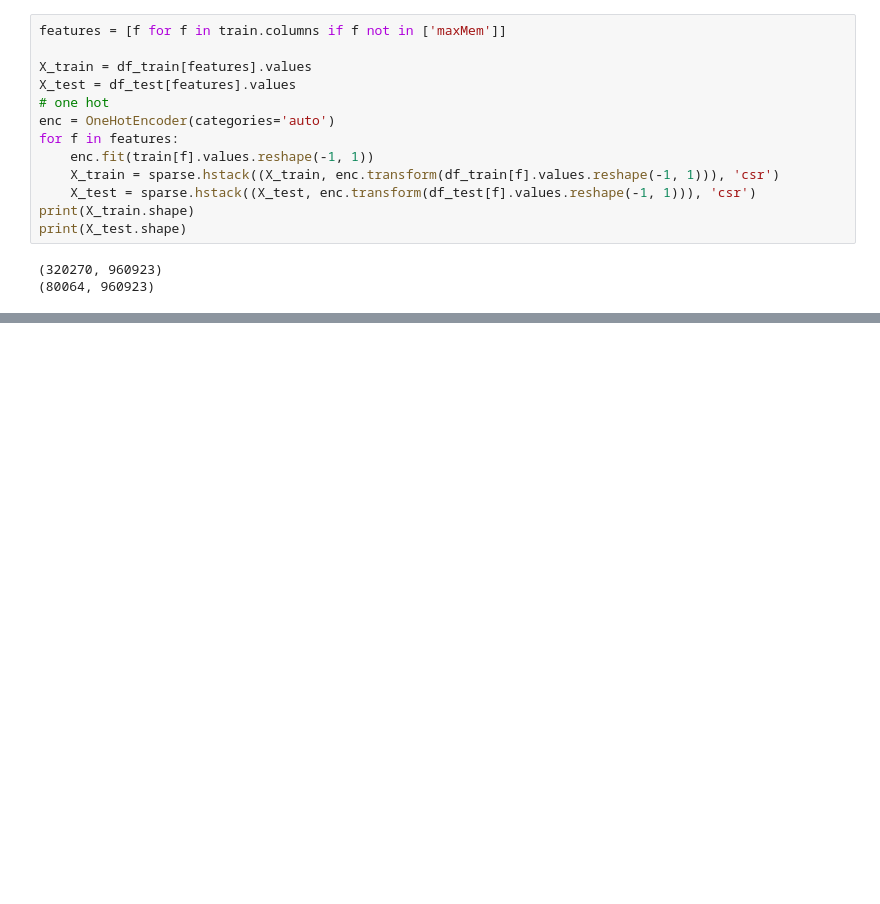
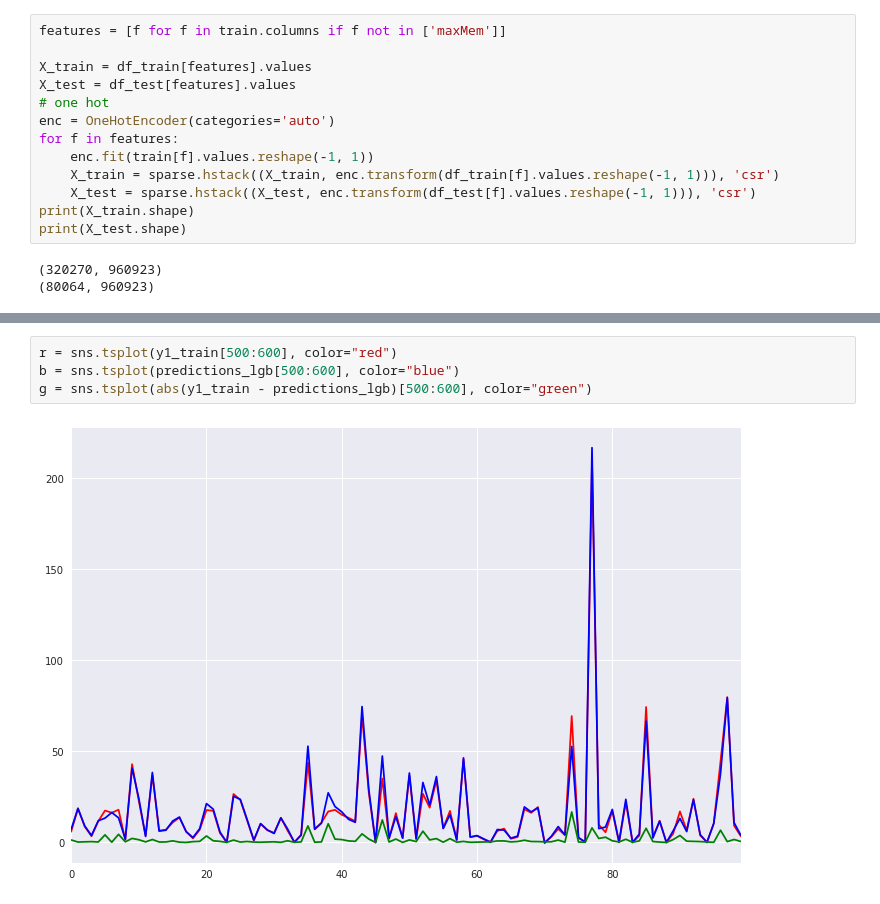
Before and after one commit to yarntime/machine-learning, a Jupyter notebook: kaggle/mem_predict/mem_predicate.ipynb, the cells around one changed output, grey strips where cells are left out. Drawn from its saved outputs; the diff is of its cells as text; blank space fills up the shorter version.

```diff
--- a/kaggle/mem_predict/mem_predicate.ipynb
+++ b/kaggle/mem_predict/mem_predicate.ipynb
@@ -134,0 +148,6 @@ KeyboardInterrupt:
+# %%
+r = sns.tsplot(y1_train[500:600], color="red")
+b = sns.tsplot(predictions_lgb[500:600], color="blue")
+g = sns.tsplot(abs(y1_train - predictions_lgb)[500:600], color="green")
+# %% [output]
+[figure, added]
```
Also changed, not shown: parts of 5 cells of this notebook.
